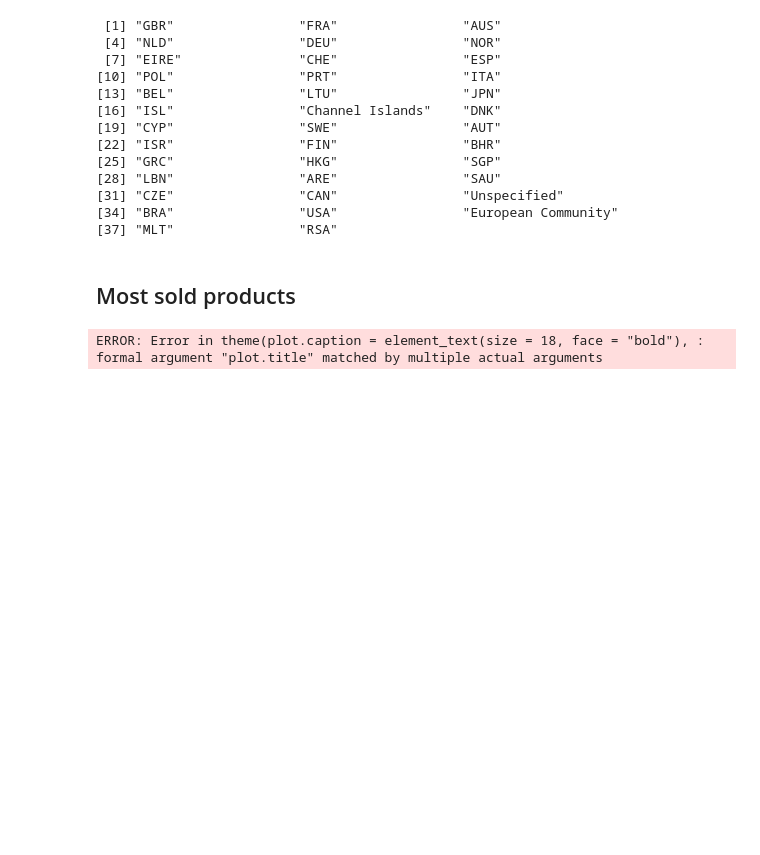
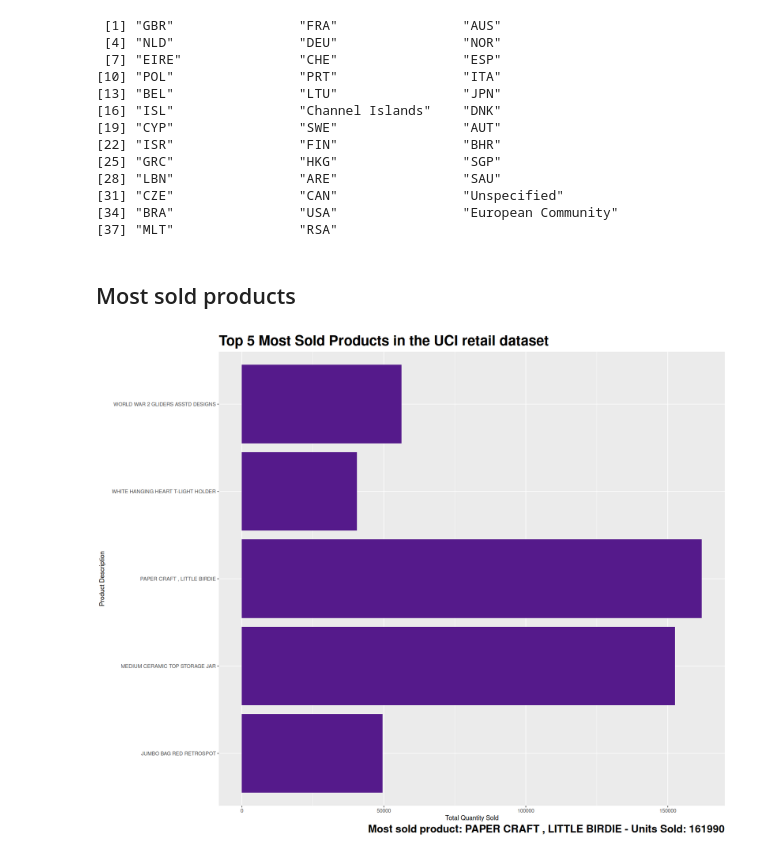
Before and after one commit to Aavash232311/DSC-105-Group-Project-, a Jupyter notebook: data.ipynb, the cells around one changed output. Cells and saved outputs as stored; diff of their text form; code cells hidden in the pictures; blank space fills up the shorter version.

```diff
--- a/data.ipynb
+++ b/data.ipynb
@@ -222,32 +222,31 @@ unique(df$Country)
 library(ggplot2)
 options(repr.plot.width = 15, repr.plot.height = 12)
 grouped_products <- group_by(df, Description) # takes and existing tbl and converts into a grouped tbl where opreations ar eperformed by group.
 summarized_by_product <- summarise(grouped_products, TotalItemSOldInGroup = sum(Quantity, na.rm = TRUE)) # na.ram = TRUE means ignore missing values
 # summarise forms a new table, where each group from group_by becomes one row
 # /* Here, we have a large df like lets say
 #    Product Qty
 #    p1      1
 #    p2      2
 #    p1      1
 #    group_by greats group, and sum does the summing of those, with na.rm ignoring values
 #    p1      (1, 1)
 #    p2      (2)
 # */
 ordered_by_product_sold <- summarized_by_product[order(summarized_by_product$TotalItemSOldInGroup, decreasing=TRUE), ] # why order because it gives the indices
 top_5_items_sold <- head(ordered_by_product_sold, 5)
 
 # stat="identity" meaning the value of the chart are directly determined by y-values, by default stat="count" uses height as frequency
 ggplot(top_5_items_sold, aes(x=Description, y=TotalItemSOldInGroup)) + geom_bar(stat = "identity", fill="purple4") +
 labs(
     title = "Top 5 Most Sold Products in the UCI retail dataset",
     x = "Product Description",
     y = "Total Quantity Sold",
     caption = paste("Most sold product:", top_5_items_sold$Description[1],
                     "- Units Sold:", top_5_items_sold$TotalItemSOldInGroup[1])
 ) +  coord_flip() + theme(
    plot.caption = element_text(size = 18, face = "bold"),
    plot.title = element_text(size=24, face="bold"),
-   plot.title = element_text(face="bold", size=14),
 ) # it flips the barchart for better visibility
 # %% [output]
-ERROR: Error in theme(plot.caption = element_text(size = 18, face = "bold"), : formal argument "plot.title" matched by multiple actual arguments
+[figure, added]
```
